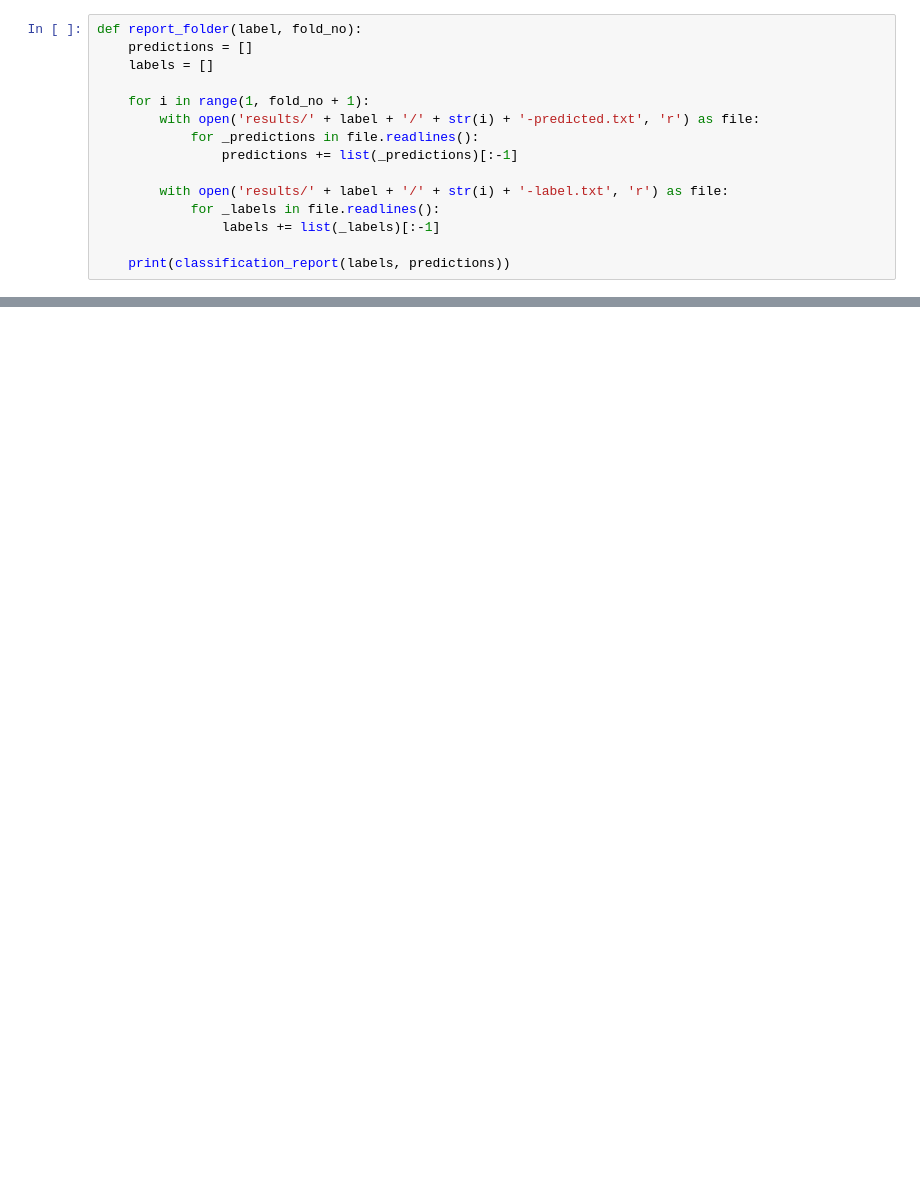
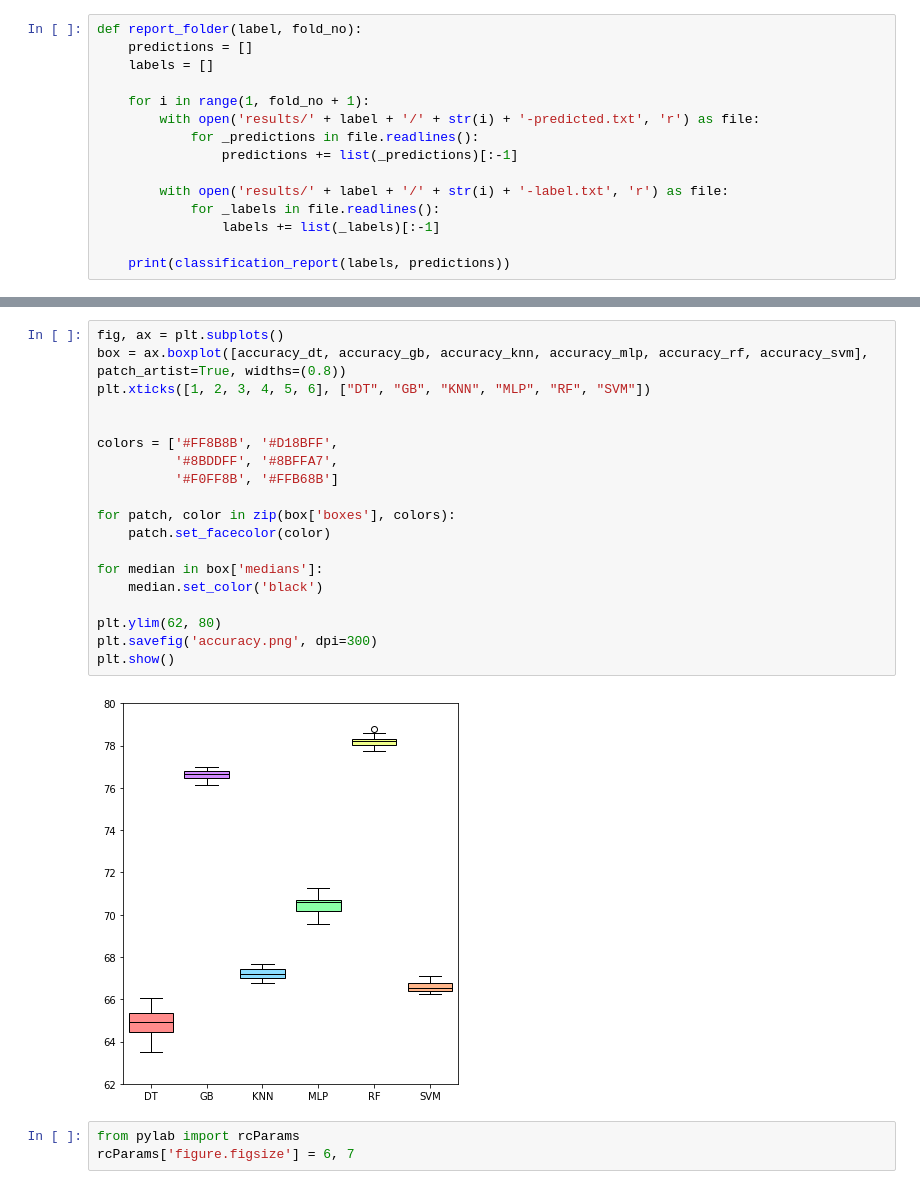
Before and after one commit to danielSbastos/mts-classification, a Jupyter notebook: analysis.ipynb, the cells around one changed output, grey strips where cells are left out. Drawn from its saved outputs; the diff is of its cells as text; blank space fills up the shorter version.

```diff
--- a/analysis.ipynb
+++ b/analysis.ipynb
@@ -131,0 +121,24 @@ weighted avg       0.74      0.69      0.68    105420
+# %%
+fig, ax = plt.subplots()
+box = ax.boxplot([accuracy_dt, accuracy_gb, accuracy_knn, accuracy_mlp, accuracy_rf, accuracy_svm],  patch_artist=True, widths=(0.8))
+plt.xticks([1, 2, 3, 4, 5, 6], ["DT", "GB", "KNN", "MLP", "RF", "SVM"])
+
+
+colors = ['#FF8B8B', '#D18BFF',
+          '#8BDDFF', '#8BFFA7',
+          '#F0FF8B', '#FFB68B']
+
+for patch, color in zip(box['boxes'], colors):
+    patch.set_facecolor(color)
+
+for median in box['medians']:
+    median.set_color('black')
+
+plt.ylim(62, 80)
+plt.savefig('accuracy.png', dpi=300)
+plt.show()
+# %% [output]
+[figure, added]
+# %%
+from pylab import rcParams
+rcParams['figure.figsize'] = 6, 7
```
Also changed, not shown: parts of 10 cells of this notebook, 2 other files.
